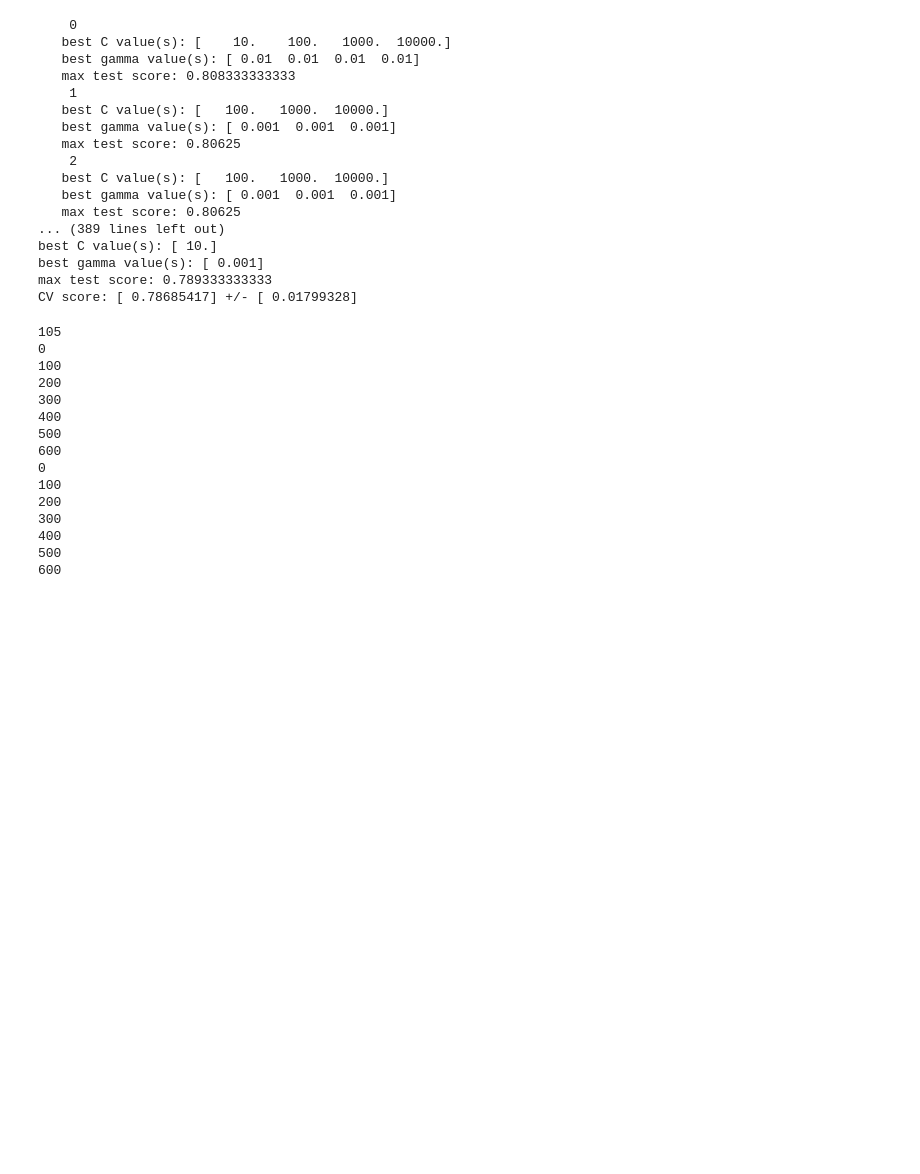
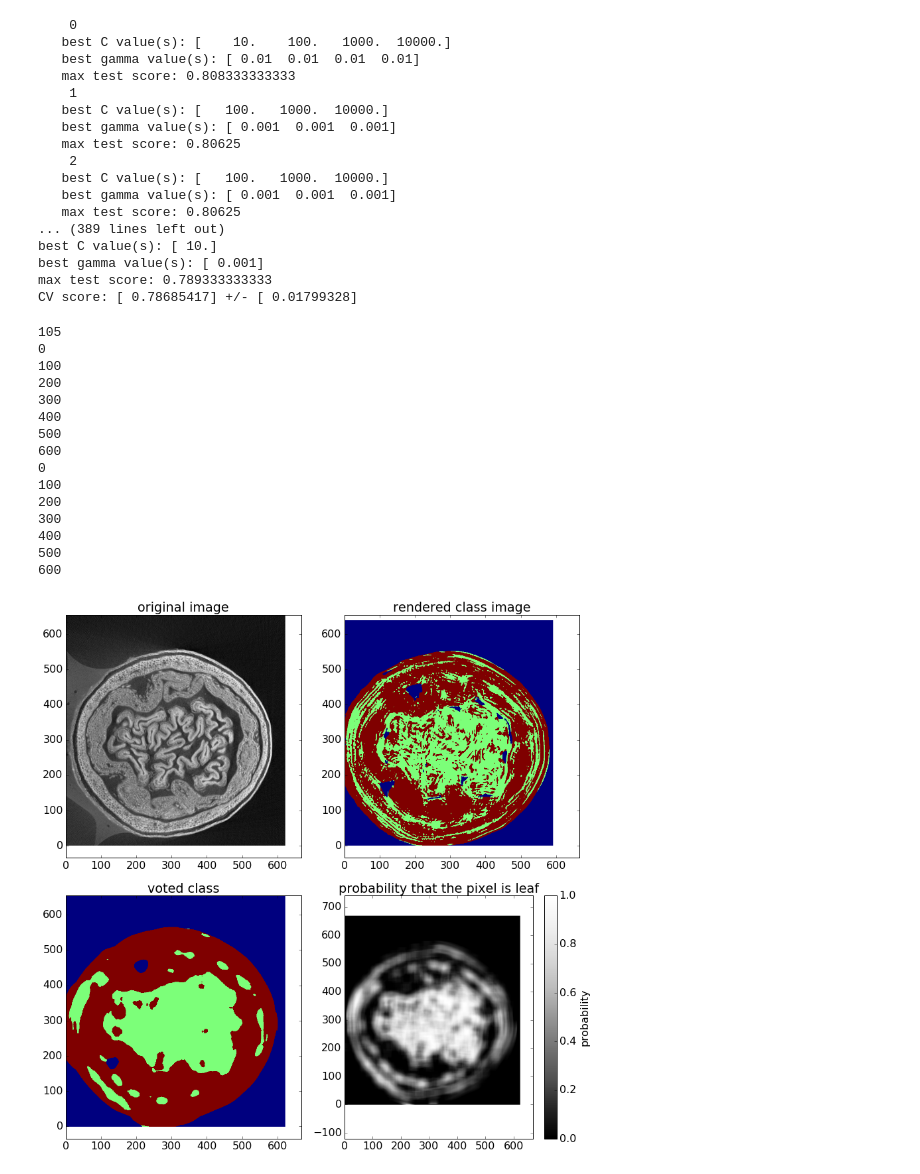
Before and after one commit to brown-ccv/bud_segment, a Jupyter notebook: leaf_volume_tiles.ipynb, the cells around one changed output. Saved outputs shown, nothing was run; the diff lists cells and outputs as text; code cells hidden in the pictures; blank space fills up the shorter version.

Commit message:
tile voting

```diff
--- a/leaf_volume_tiles.ipynb
+++ b/leaf_volume_tiles.ipynb
@@ -399,3 +399,64 @@ plt.close()
 400
 500
 600
+# %%
+# do the voting
+
+voted_classes = np.zeros(np.shape(im1))
+leaf_prob = np.zeros(np.shape(im1))
+
+for i in range(np.shape(im1)[0]):
+    for j in range(np.shape(im1)[1]):
+        x_range = np.arange(i-(size-1),i+1)
+        y_range = np.arange(j-(size-1),j+1)
+
+        x_indcs = x_range[np.where((x_range >=0)&(x_range<np.shape(class_img)[0]))[0]]
+        y_indcs = y_range[np.where((y_range >=0)&(y_range<np.shape(class_img)[1]))[0]]
+
+        votes = class_img[x_indcs[0]:x_indcs[-1]+1,y_indcs[0]:y_indcs[-1]+1].flatten()
+
+        unique,counts = np.unique(votes,return_counts = True)
+
+        voted_classes[i,j] = unique[counts.argmax()]
+
+        leaf_prob[i,j] = 1e0*len(votes[votes == 1]) / len(votes)
+
+plt.figure(figsize=(12,12))
+plt.subplot(2, 2, 1)
+plt.axis('equal')
+plt.title('original image')
+plt.xlim([0,np.shape(im1)[0]])
+plt.ylim([0,np.shape(im1)[1]])
+plt.imshow(im1,cmap='Greys_r')
+#plt.scatter(cr1,cc1,color='r')
+
+plt.subplot(2, 2, 2)
+plt.axis('equal')
+plt.title('rendered class image')
+plt.xlim([0,np.shape(hog_image)[0]])
+plt.ylim([0,np.shape(hog_image)[1]])
+plt.imshow(class_img)
+
+plt.subplot(2, 2, 3)
+plt.axis('equal')
+plt.title('voted class')
+plt.xlim([0,np.shape(im1)[0]])
+plt.ylim([0,np.shape(im1)[1]])
+plt.imshow(voted_classes)
+
+plt.subplot(2, 2, 4)
+plt.axis('equal')
+plt.title('probability that the pixel is leaf')
+plt.xlim([0,np.shape(im1)[0]])
+plt.ylim([0,np.shape(im1)[1]])
+plt.imshow(leaf_prob,cmap='Greys_r',vmin=0,vmax=1)
+
+           #levels = np.linspace(0,1,num=101,endpoint=True))
+cb = plt.colorbar(ticks = np.linspace(0,1,num=6,endpoint=True))
+cb.set_label('probability')
+plt.tight_layout()
+plt.savefig('imgs/class_voted_tiles_size'+str(30)+'.png',dpi=150)
+plt.show()
+plt.close()
+# %% [output]
+[figure, added]
```
Also changed, not shown: 1 other file.
